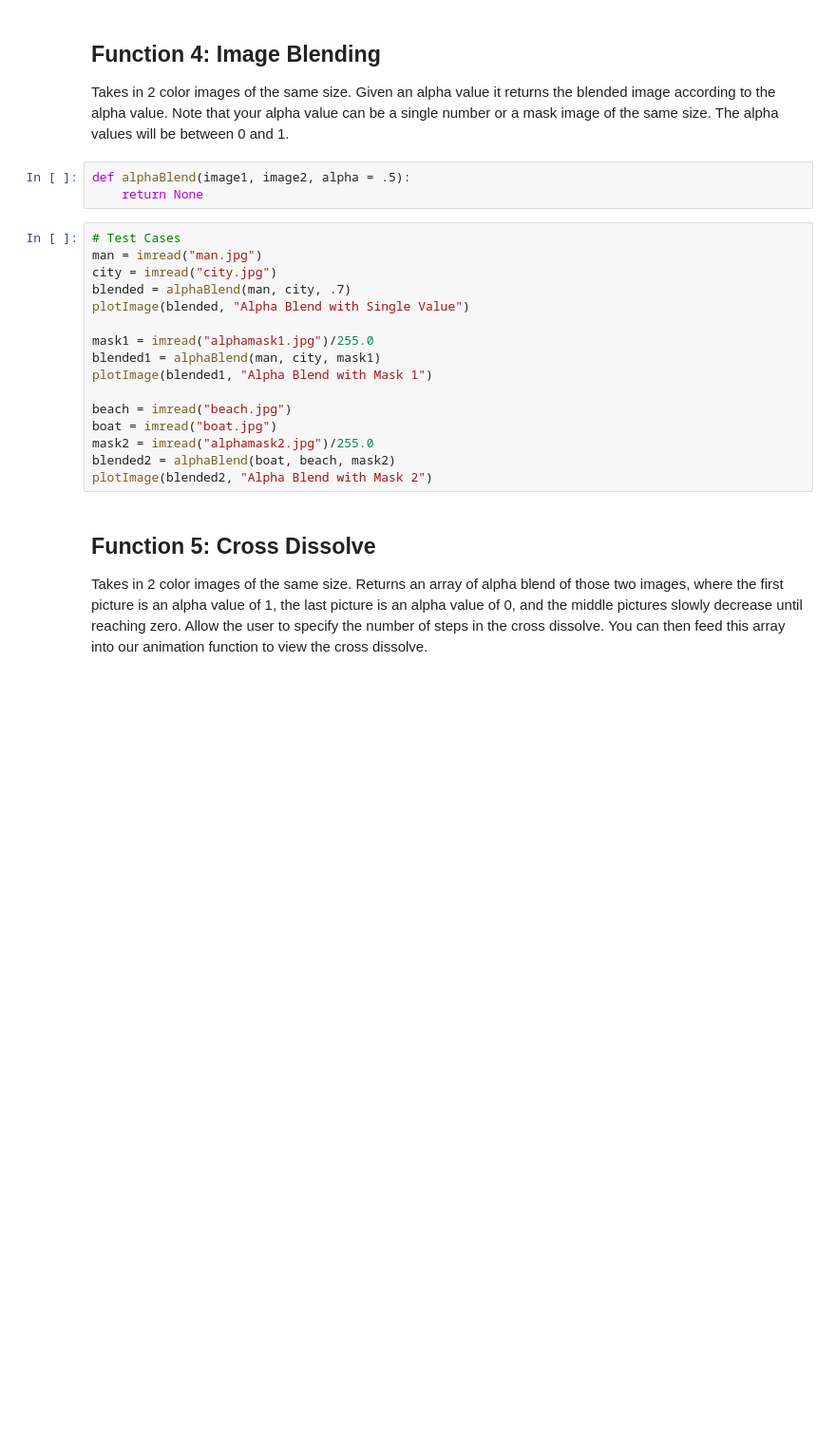
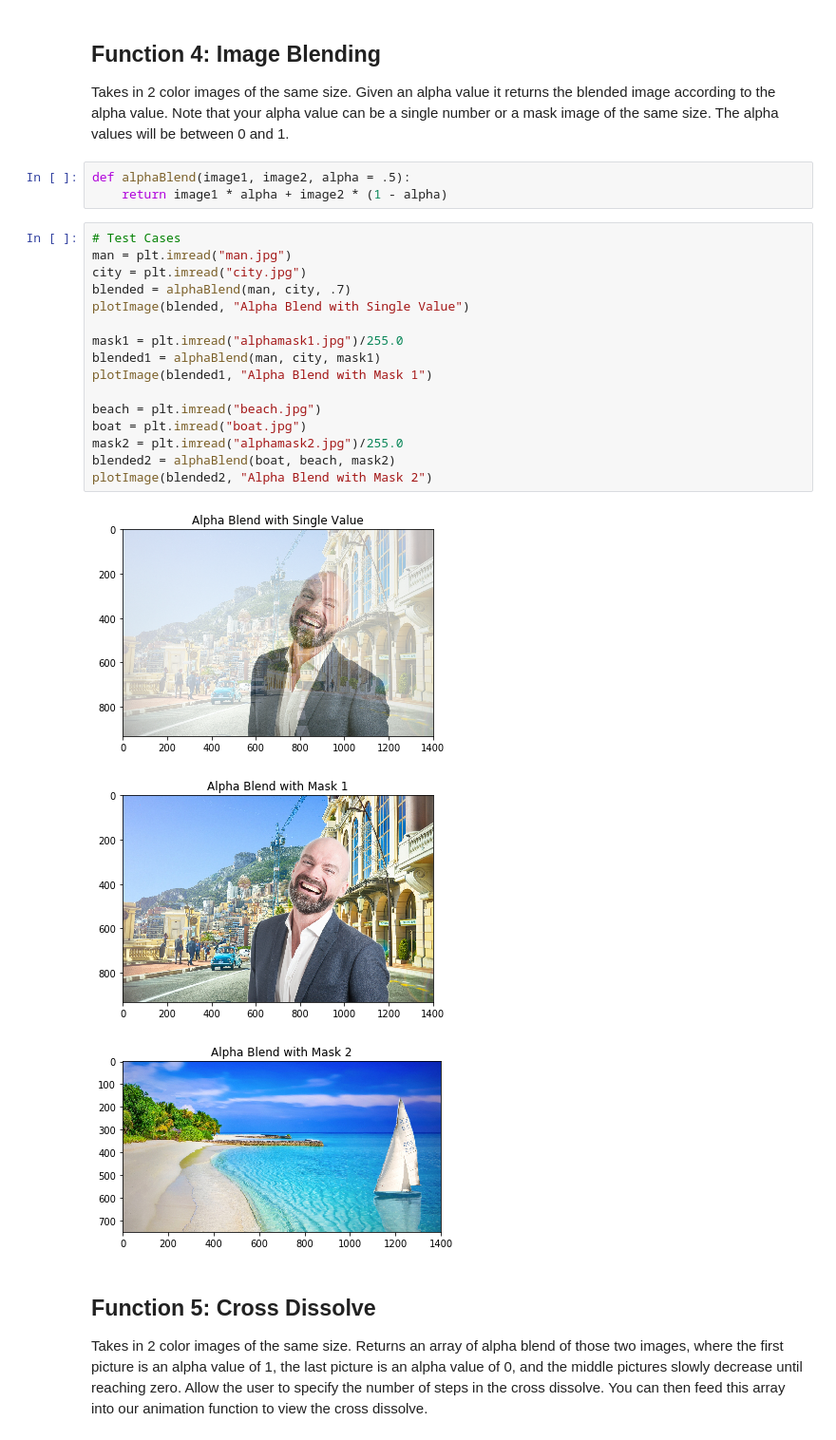
Before and after one commit to bryantmh/CS355, a Jupyter notebook: Lab 3/Lab3-ImageProcessing.ipynb, the cells around one changed output. Shown at 95% size. Saved outputs shown, nothing was run; the diff lists cells and outputs as text; blank space fills up the shorter version.

```diff
--- a/Lab 3/Lab3-ImageProcessing.ipynb
+++ b/Lab 3/Lab3-ImageProcessing.ipynb
@@ -133,23 +138,27 @@ plotImage(contrast_racoon, "High Contrast Racoon")
 Takes in 2 color images of the same size. Given an alpha value it returns the blended image according to the alpha value. Note that your alpha value can be a single number or a mask image of the same size. The alpha values will be between 0 and 1.
 # %%
 def alphaBlend(image1, image2, alpha = .5):
-    return None
+    return image1 * alpha + image2 * (1 - alpha)
 # %%
 # Test Cases
-man = imread("man.jpg")
-city = imread("city.jpg")
+man = plt.imread("man.jpg")
+city = plt.imread("city.jpg")
 blended = alphaBlend(man, city, .7)
 plotImage(blended, "Alpha Blend with Single Value")
 
-mask1 = imread("alphamask1.jpg")/255.0
+mask1 = plt.imread("alphamask1.jpg")/255.0
 blended1 = alphaBlend(man, city, mask1)
 plotImage(blended1, "Alpha Blend with Mask 1")
 
-beach = imread("beach.jpg")
-boat = imread("boat.jpg")
-mask2 = imread("alphamask2.jpg")/255.0
+beach = plt.imread("beach.jpg")
+boat = plt.imread("boat.jpg")
+mask2 = plt.imread("alphamask2.jpg")/255.0
 blended2 = alphaBlend(boat, beach, mask2)
 plotImage(blended2, "Alpha Blend with Mask 2")
+# %% [output]
+[figure, added]
+[figure, added]
+[figure, added]
 # %% [markdown]
 ## Function 5: Cross Dissolve
 
```
Also changed, not shown: parts of 10 cells of this notebook.
